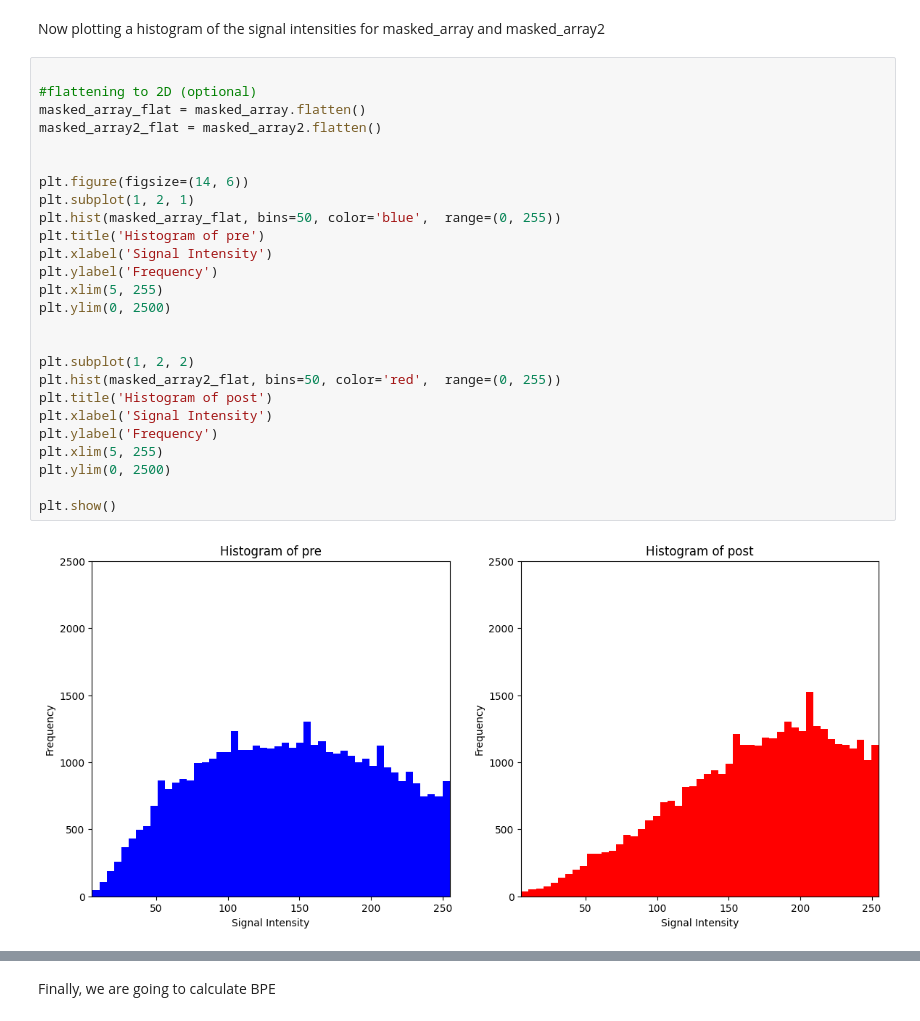
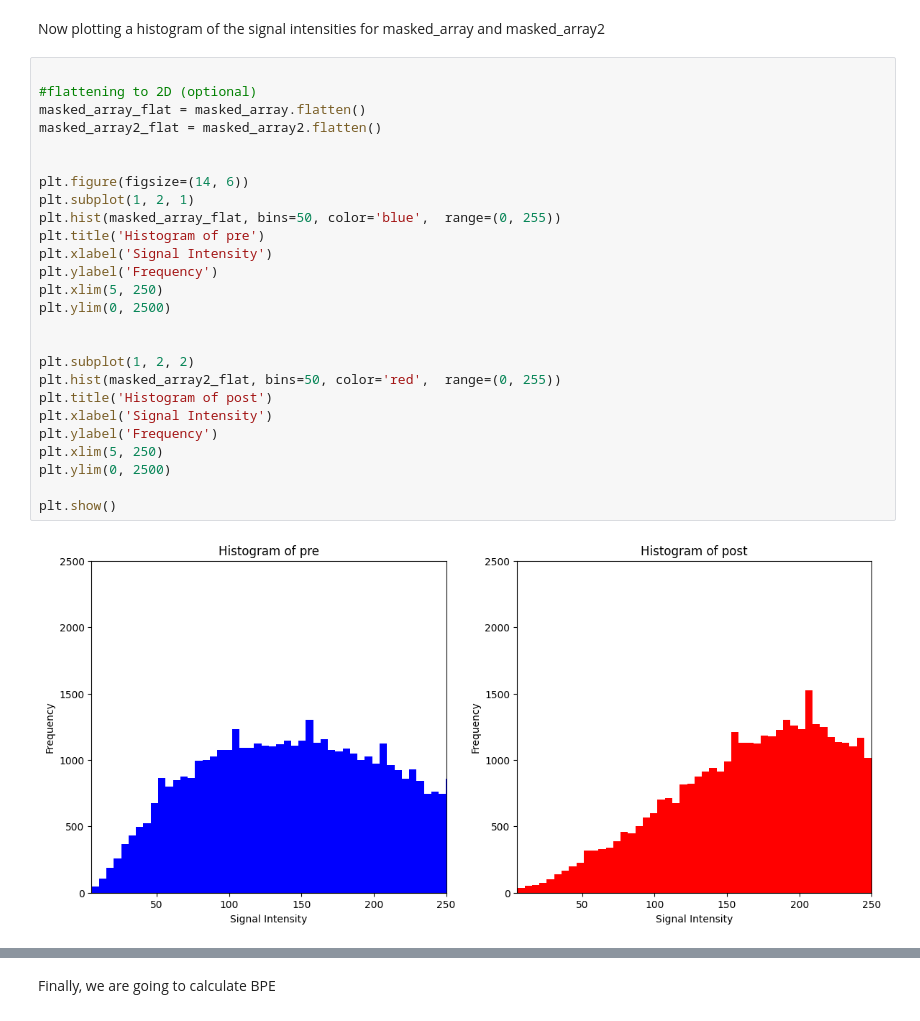
Before and after one commit to hsuryainfo/IntensityThreshold, a Jupyter notebook: bpecalc.ipynb, the cells around one changed output, grey strips where cells are left out. Cells and saved outputs as stored; diff of their text form.

```diff
--- a/bpecalc.ipynb
+++ b/bpecalc.ipynb
@@ -72,31 +72,31 @@ Now plotting a histogram of the signal intensities for masked_array and masked_a
 # %%
 
 #flattening to 2D (optional)
 masked_array_flat = masked_array.flatten()
 masked_array2_flat = masked_array2.flatten()
 
 
 plt.figure(figsize=(14, 6))
 plt.subplot(1, 2, 1)
 plt.hist(masked_array_flat, bins=50, color='blue',  range=(0, 255))
 plt.title('Histogram of pre')
 plt.xlabel('Signal Intensity')
 plt.ylabel('Frequency')
-plt.xlim(5, 255)
+plt.xlim(5, 250)
 plt.ylim(0, 2500)
 
 
 plt.subplot(1, 2, 2)
 plt.hist(masked_array2_flat, bins=50, color='red',  range=(0, 255))
 plt.title('Histogram of post')
 plt.xlabel('Signal Intensity')
 plt.ylabel('Frequency')
-plt.xlim(5, 255)
+plt.xlim(5, 250)
 plt.ylim(0, 2500)
 
 plt.show()
 # %% [output]
-[figure, old version]
+[figure, new version]
 # %%
 #more graphs for visualization
 
```
Also changed, not shown: parts of 1 cell of this notebook.
